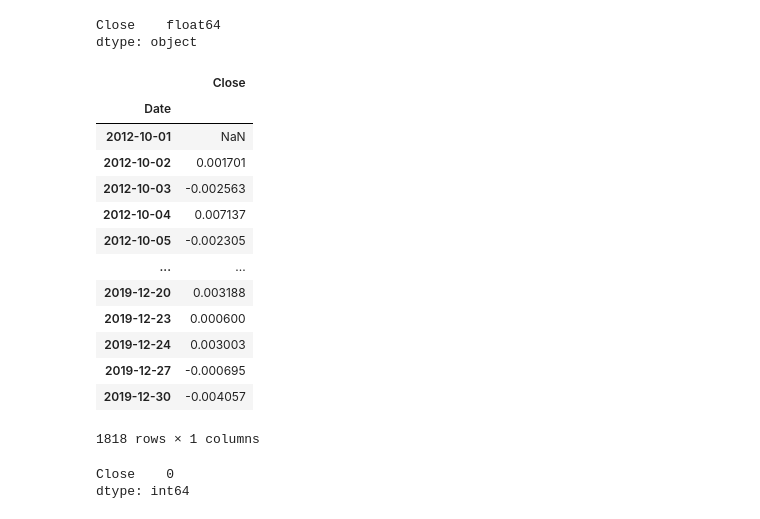
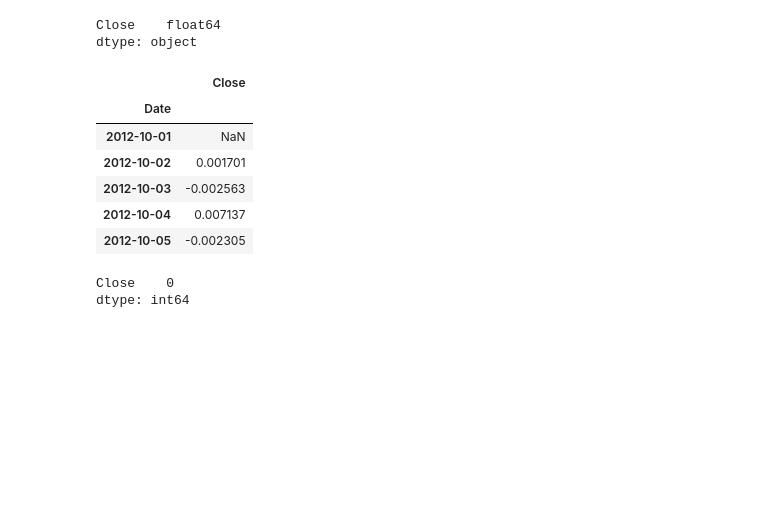
Before and after one commit to ngracan/Python-Challenge-2, a Jupyter notebook: Code/whale_analysis.ipynb, the cells around one changed output. Drawn from its saved outputs; the diff is of its cells as text; code cells hidden in the pictures; blank space fills up the shorter version.

```diff
--- a/Code/whale_analysis.ipynb
+++ b/Code/whale_analysis.ipynb
@@ -126,22 +126,15 @@ dtype: object
 # %%
 # Calculate Daily Returns
 sp_tsx_daily_returns_df = sp_tsx_returns_df.pct_change()
-sp_tsx_daily_returns_df
+sp_tsx_daily_returns_df.head()
 # %% [output]
 |  | Close |
 | Date |  |
 | 2012-10-01 | NaN |
 | 2012-10-02 | 0.001701 |
 | 2012-10-03 | -0.002563 |
 | 2012-10-04 | 0.007137 |
 | 2012-10-05 | -0.002305 |
-| ... | ... |
-| 2019-12-20 | 0.003188 |
-| 2019-12-23 | 0.000600 |
-| 2019-12-24 | 0.003003 |
-| 2019-12-27 | -0.000695 |
-| 2019-12-30 | -0.004057 |
-1818 rows × 1 columns
 # %%
 # Drop nulls
 sp_tsx_daily_returns_df.dropna(inplace=True)
```
Also changed, not shown: parts of 3 cells of this notebook.
